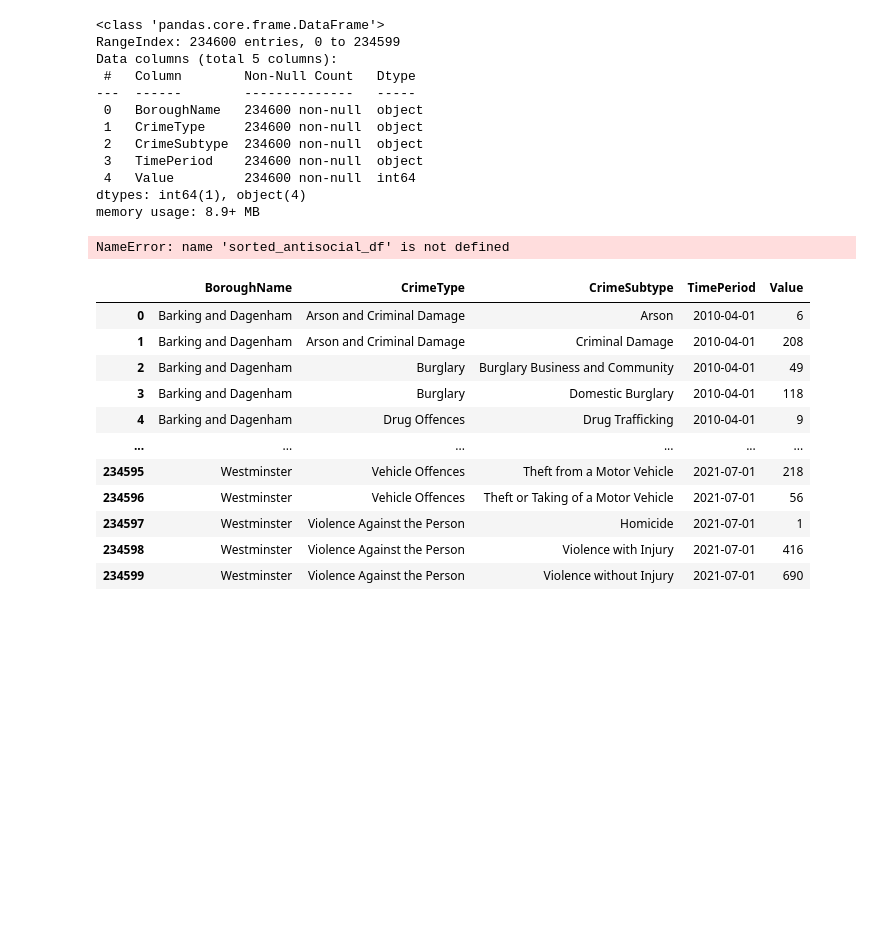
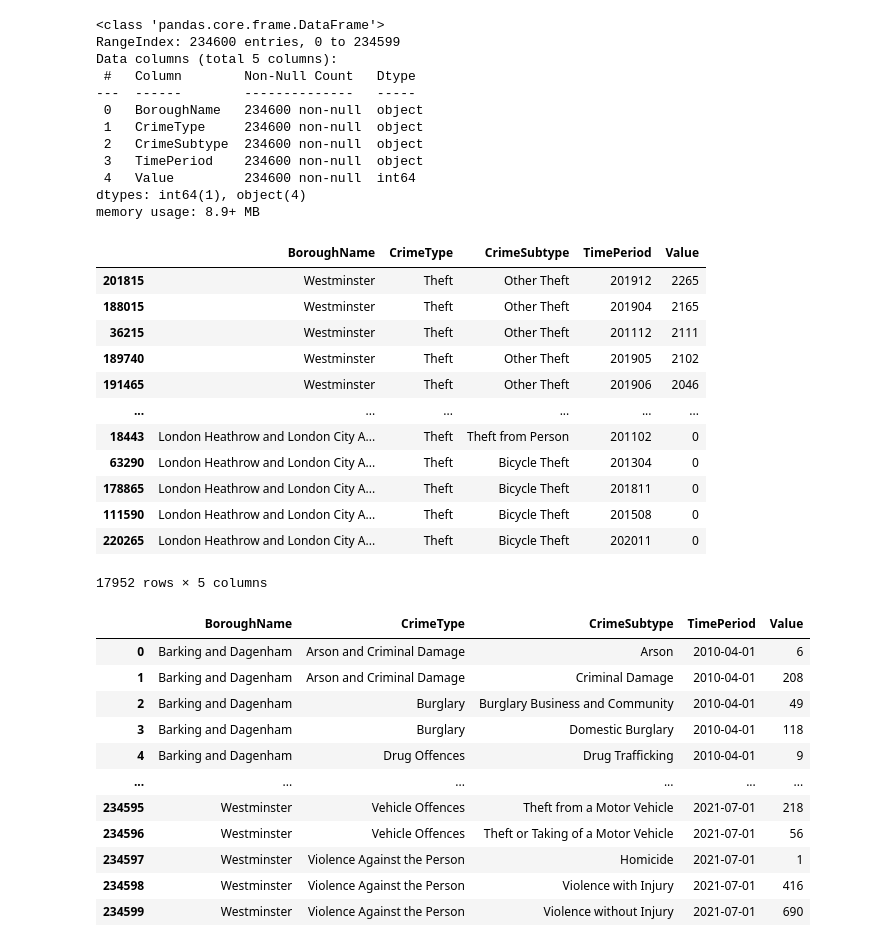
Before and after one commit to mlsystemdesignproject/neighbourhood-safety-prediction, a Jupyter notebook: notebooks/Data_exploration_borough.ipynb, the cells around one changed output. Cells and saved outputs as stored; diff of their text form; code cells hidden in the pictures; blank space fills up the shorter version.

```diff
--- a/notebooks/Data_exploration_borough.ipynb
+++ b/notebooks/Data_exploration_borough.ipynb
@@ -242,9 +242,21 @@ dtypes: int64(1), object(4)
 memory usage: 8.9+ MB
 # %%
 sorted_theft_df = long_df_all[long_df_all['CrimeType'] == 'Theft'].sort_values(by='Value', ascending=False)
-sorted_antisocial_df
+sorted_theft_df
 # %% [output]
+|  | BoroughName | CrimeType | CrimeSubtype | TimePeriod | Value |
+| 201815 | Westminster | Theft | Other Theft | 201912 | 2265 |
+| 188015 | Westminster | Theft | Other Theft | 201904 | 2165 |
+| 36215 | Westminster | Theft | Other Theft | 201112 | 2111 |
+| 189740 | Westminster | Theft | Other Theft | 201905 | 2102 |
+| 191465 | Westminster | Theft | Other Theft | 201906 | 2046 |
+| ... | ... | ... | ... | ... | ... |
+| 18443 | London Heathrow and London City A... | Theft | Theft from Person | 201102 | 0 |
+| 63290 | London Heathrow and London City A... | Theft | Bicycle Theft | 201304 | 0 |
+| 178865 | London Heathrow and London City A... | Theft | Bicycle Theft | 201811 | 0 |
+| 111590 | London Heathrow and London City A... | Theft | Bicycle Theft | 201508 | 0 |
+| 220265 | London Heathrow and London City A... | Theft | Bicycle Theft | 202011 | 0 |
-NameError: name 'sorted_antisocial_df' is not defined
+17952 rows × 5 columns
 # %%
 long_df_all['TimePeriod'] = pd.to_datetime(long_df_all['TimePeriod'], format='%Y%m')
 long_df_all
```
Also changed, not shown: parts of 1 cell of this notebook.
